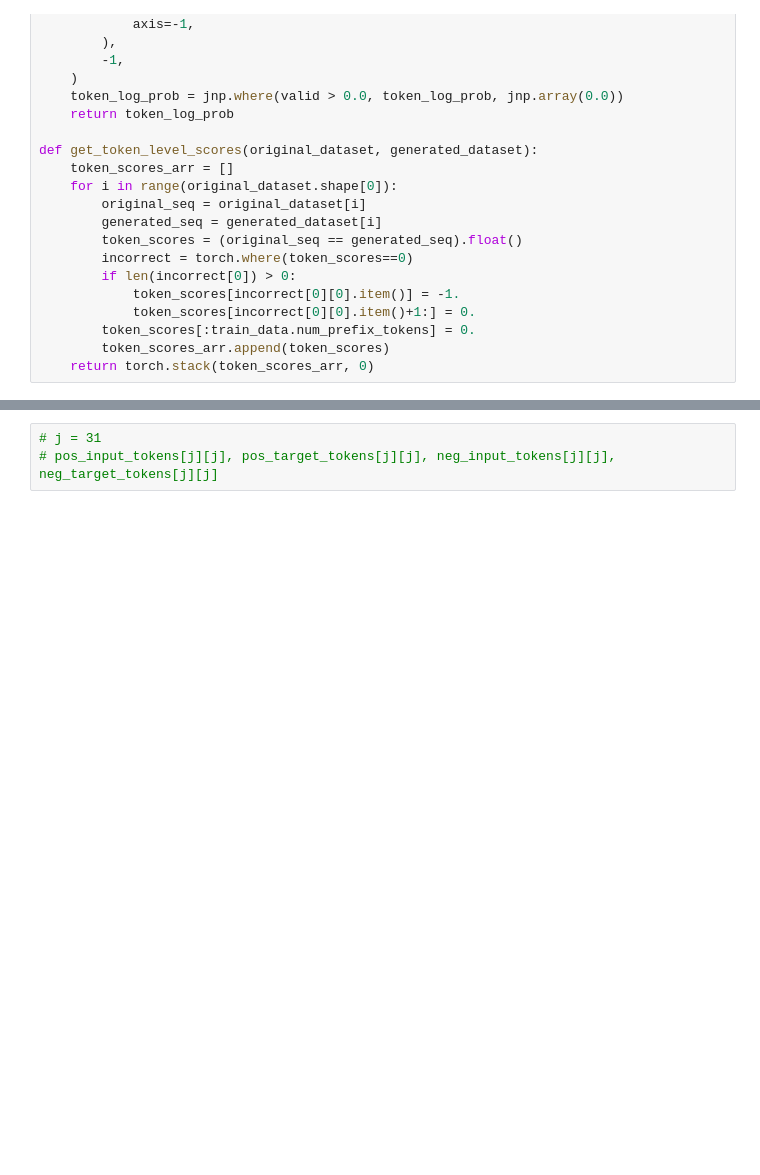
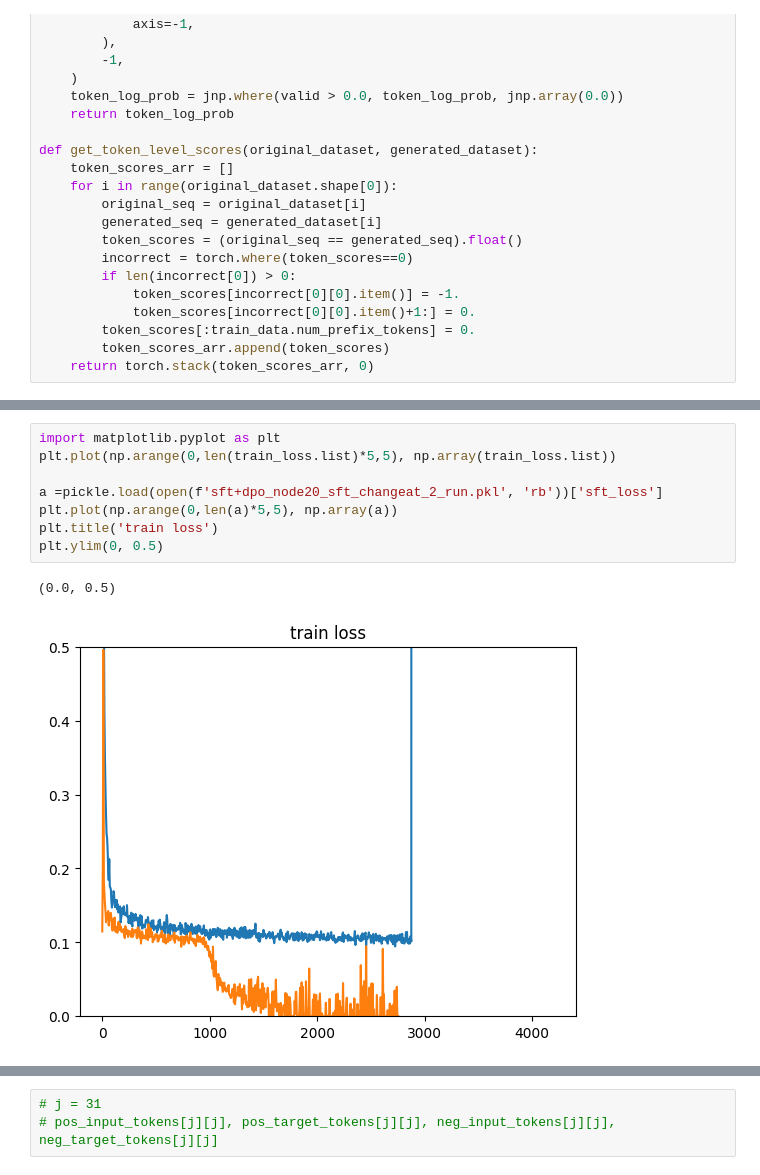
Before and after one commit to ars22/EasyLM, a Jupyter notebook: EasyLM/star_graph/star_graph_gpt_pgcs.ipynb, the cells around one changed output, grey strips where cells are left out. Drawn from its saved outputs; the diff is of its cells as text; blank space fills up the shorter version.

```diff
--- a/EasyLM/star_graph/star_graph_gpt_pgcs.ipynb
+++ b/EasyLM/star_graph/star_graph_gpt_pgcs.ipynb
@@ -601,0 +677,11 @@ evaluate(hf_params, train_state, train_loader)
+# %%
+import matplotlib.pyplot as plt
+plt.plot(np.arange(0,len(train_loss.list)*5,5), np.array(train_loss.list))
+
+a =pickle.load(open(f'sft+dpo_node20_sft_changeat_2_run.pkl', 'rb'))['sft_loss']
+plt.plot(np.arange(0,len(a)*5,5), np.array(a))
+plt.title('train loss')
+plt.ylim(0, 0.5)
+# %% [output]
+(0.0, 0.5)
+[figure, added]
```
Also changed, not shown: parts of 24 cells of this notebook, 28 other files.
